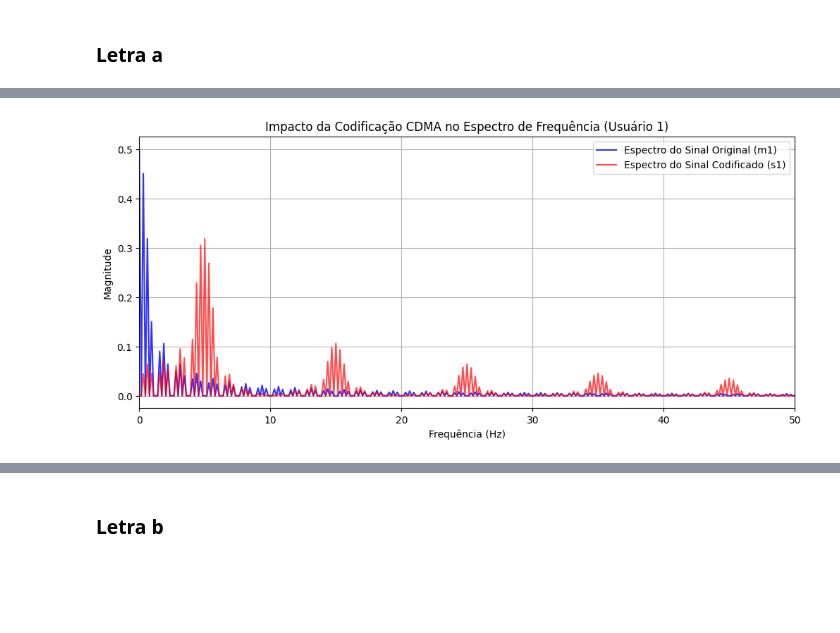
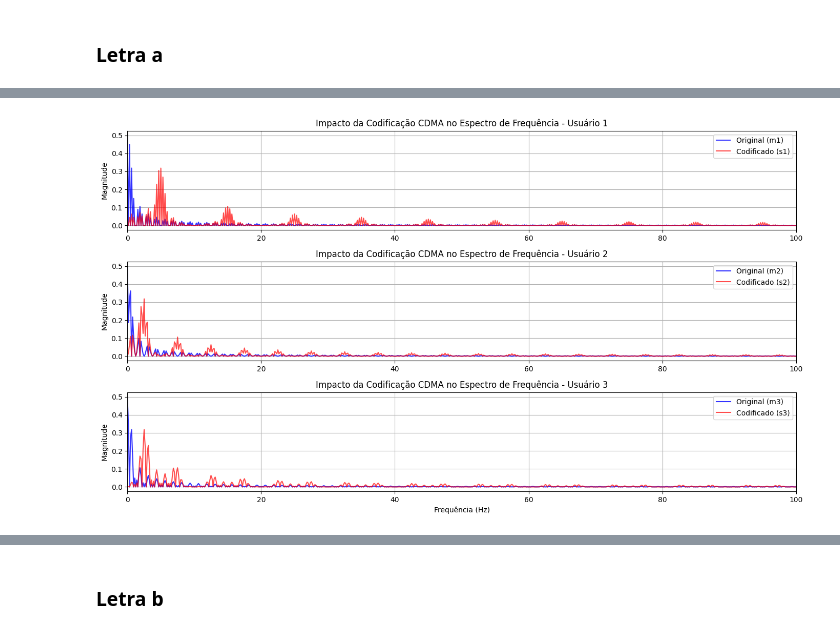
Before and after one commit to alyPoint/CEFET---Processamento-de-Sinais-I-140826, a Jupyter notebook: Pratica_6/DSP_1_PRATICA_6.ipynb, the cells around one changed output, grey strips where cells are left out. Saved outputs shown, nothing was run; the diff lists cells and outputs as text; code cells hidden in the pictures; blank space fills up the shorter version.

```diff
--- a/Pratica_6/DSP_1_PRATICA_6.ipynb
+++ b/Pratica_6/DSP_1_PRATICA_6.ipynb
@@ -9,47 +9,62 @@ import numpy as np
 import matplotlib.pyplot as plt
 from scipy.linalg import hadamard
 
-# 1. Configurações Iniciais e Geração de Dados
-np.random.seed(42)  # Para reprodutibilidade
-N = 8               # Comprimento da sequência de bits e do código de Hadamard
+# ==========================================
+# 1. CONFIGURAÇÕES INICIAIS E GERAÇÃO DE DADOS
+# ==========================================
+np.random.seed(42)  # Semente para reprodutibilidade
+N = 8               # Comprimento da sequência de bits e ordem da matriz de Hadamard
 fs = 1000           # Frequência de amostragem para visualização do espectro (Hz)
-samples_per_bit = 100  # Amostras por bit para suavizar os gráficos temporais
+samples_per_bit = 100  # Amostras por chip/bit para suavizar a forma de onda temporal
 
-# Gerando mensagens originais m[n] em {-1, 1} para 3 usuários
+# Gerando mensagens originais m[n] em {-1, 1} de comprimento N=8 para 3 usuários
 m1 = np.random.choice([-1, 1], N)
 m2 = np.random.choice([-1, 1], N)
 m3 = np.random.choice([-1, 1], N)
 
-# 2. Geração dos Códigos de Hadamard
+# ==========================================
+# 2. GERAÇÃO DOS CÓDIGOS DE HADAMARD
+# ==========================================
 # A função hadamard(8) gera uma matriz 8x8 ortogonal
 H = hadamard(N)
 c1 = H[1, :]  # Código do Usuário 1 (Linha 1)
 c2 = H[2, :]  # Código do Usuário 2 (Linha 2)
 c3 = H[3, :]  # Código do Usuário 3 (Linha 3)
 
-# 3. Codificação CDMA (Espalhamento)
-# Cada bit do usuário é multiplicado por todo o seu código de Hadamard de 8 chips
+# ==========================================
+# 3. CODIFICAÇÃO CDMA (ESPALHAMENTO ESPECTRAL)
+# ==========================================
+# O espalhamento é feito multiplicando cada bit do usuário pelo código de Hadamard completo.
+# Alternativamente, pode ser visto como o produto kronecker ou expansão chip a chip.
 s1 = np.kron(m1, c1)
 s2 = np.kron(m2, c2)
 s3 = np.kron(m3, c3)
 
-# 4. Preparação dos Sinais para Gráficos (Forma de Onda Quadrada)
+# ==========================================
+# 4. PREPARAÇÃO DOS SINAIS PARA GRÁFICOS TEMPORAIS
+# ==========================================
+# Para exibir os bits originais mantendo a duração total coerente com o sinal espalhado:
+# Cada bit original possui N chips, logo sua duração visual deve abranger N * samples_per_bit por bit.
 m1_upsampled = np.repeat(m1, N * samples_per_bit)
 m2_upsampled = np.repeat(m2, N * samples_per_bit)
 m3_upsampled = np.repeat(m3, N * samples_per_bit)
 
+# Repetição dos códigos de Hadamard ao longo de todos os bits
 c1_upsampled = np.tile(np.repeat(c1, samples_per_bit), N)
 c2_upsampled = np.tile(np.repeat(c2, samples_per_bit), N)
 c3_upsampled = np.tile(np.repeat(c3, samples_per_bit), N)
 
+# Sinais espalhados (comprimento total = N * N chips)
 s1_upsampled = np.repeat(s1, samples_per_bit)
 s2_upsampled = np.repeat(s2, samples_per_bit)
 s3_upsampled = np.repeat(s3, samples_per_bit)
 
-# Vetor de tempo para o sinal espalhado (N * N chips no total)
+# Vetor de tempo total
 t = np.linspace(0, N, len(s1_upsampled))
 
-# 5. Visualização no Domínio do Tempo
+# ==========================================
+# 5. VISUALIZAÇÃO NO DOMÍNIO DO TEMPO (3 USUÁRIOS)
+# ==========================================
 fig, axs = plt.subplots(3, 3, figsize=(15, 10), sharex=True)
 signals = [
     (m1_upsampled, c1_upsampled, s1_upsampled, 'Usuário 1'),
@@ -58,44 +73,80 @@ signals = [
 ]
 
 for i, (m, c, s, name) in enumerate(signals):
+    # Sinal Original
     axs[i, 0].plot(t, m, 'b', linewidth=2)
-    axs[i, 0].set_title(f'Sinal Original {name}')
+    axs[i, 0].set_title(f'Sinal Original - {name}')
     axs[i, 0].grid(True)
     axs[i, 0].set_ylim(-1.5, 1.5)
+    axs[i, 0].set_ylabel('Amplitude')
 
+    # Código de Hadamard
     axs[i, 1].plot(t, c, 'g', linewidth=1.5)
-    axs[i, 1].set_title(f'Código de Hadamard {name}')
+    axs[i, 1].set_title(f'Código de Hadamard - {name}')
     axs[i, 1].grid(True)
     axs[i, 1].set_ylim(-1.5, 1.5)
 
+    # Sinal Codificado (Espalhado)
     axs[i, 2].plot(t, s, 'r', linewidth=1.5)
-    axs[i, 2].set_title(f'Sinal Codificado {name}')
+    axs[i, 2].set_title(f'Sinal Codificado - {name}')
     axs[i, 2].grid(True)
     axs[i, 2].set_ylim(-1.5, 1.5)
 
+axs[2, 1].set_xlabel('Tempo (segundos arbitrários)')
 plt.tight_layout()
 plt.show()
 
-# 6. Cálculo e Visualização do Espectro (Frequência)
+# ==========================================
+# 6. CÁLCULO E VISUALIZAÇÃO DO ESPECTRO DE FREQUÊNCIA
+# ==========================================
 def calcular_espectro(sinal, fs):
     N_fft = len(sinal)
     freq = np.fft.fftfreq(N_fft, d=1/fs)
     espectro = np.abs(np.fft.fft(sinal)) / N_fft
-    # Retorna apenas a metade positiva do espectro
     half = N_fft // 2
     return freq[:half], espectro[:half]
 
+# Calculando para os 3 usuários
 f_m1, E_m1 = calcular_espectro(m1_upsampled, fs)
 f_s1, E_s1 = calcular_espectro(s1_upsampled, fs)
 
-plt.figure(figsize=(12, 5))
-plt.plot(f_m1, E_m1, 'b', label='Espectro do Sinal Original (m1)', alpha=0.8)
-plt.plot(f_s1, E_s1, 'r', label='Espectro do Sinal Codificado (s1)', alpha=0.7)
-plt.title('Impacto da Codificação CDMA no Espectro de Frequência (Usuário 1)')
+f_m2, E_m2 = calcular_espectro(m2_upsampled, fs)
+f_s2, E_s2 = calcular_espectro(s2_upsampled, fs)
+
+f_m3, E_m3 = calcular_espectro(m3_upsampled, fs)
+f_s3, E_s3 = calcular_espectro(s3_upsampled, fs)
+
+# Plotando os Espectros Comparativos
+plt.figure(figsize=(14, 8))
+
+plt.subplot(3, 1, 1)
+plt.plot(f_m1, E_m1, 'b', label='Original (m1)', alpha=0.8)
+plt.plot(f_s1, E_s1, 'r', label='Codificado (s1)', alpha=0.7)
+plt.title('Impacto da Codificação CDMA no Espectro de Frequência - Usuário 1')
+plt.ylabel('Magnitude')
+plt.xlim(0, 100)
+plt.legend(loc='upper right')
+plt.grid(True)
+
+plt.subplot(3, 1, 2)
+plt.plot(f_m2, E_m2, 'b', label='Original (m2)', alpha=0.8)
+plt.plot(f_s2, E_s2, 'r', label='Codificado (s2)', alpha=0.7)
+plt.title('Impacto da Codificação CDMA no Espectro de Frequência - Usuário 2')
+plt.ylabel('Magnitude')
+plt.xlim(0, 100)
+plt.legend(loc='upper right')
+plt.grid(True)
+
+plt.subplot(3, 1, 3)
+plt.plot(f_m3, E_m3, 'b', label='Original (m3)', alpha=0.8)
+plt.plot(f_s3, E_s3, 'r', label='Codificado (s3)', alpha=0.7)
+plt.title('Impacto da Codificação CDMA no Espectro de Frequência - Usuário 3')
 plt.xlabel('Frequência (Hz)')
 plt.ylabel('Magnitude')
-plt.xlim(0, 50)  # Limitando o eixo X para melhor visualização das baixas frequências
-plt.legend()
+plt.xlim(0, 100)
+plt.legend(loc='upper right')
 plt.grid(True)
+
+plt.tight_layout()
 plt.show()
 # %% [output]
@@ -103 +154 @@ plt.show()
-[figure, old version]
+[figure, new version]
```
Also changed, not shown: parts of 5 cells of this notebook.
